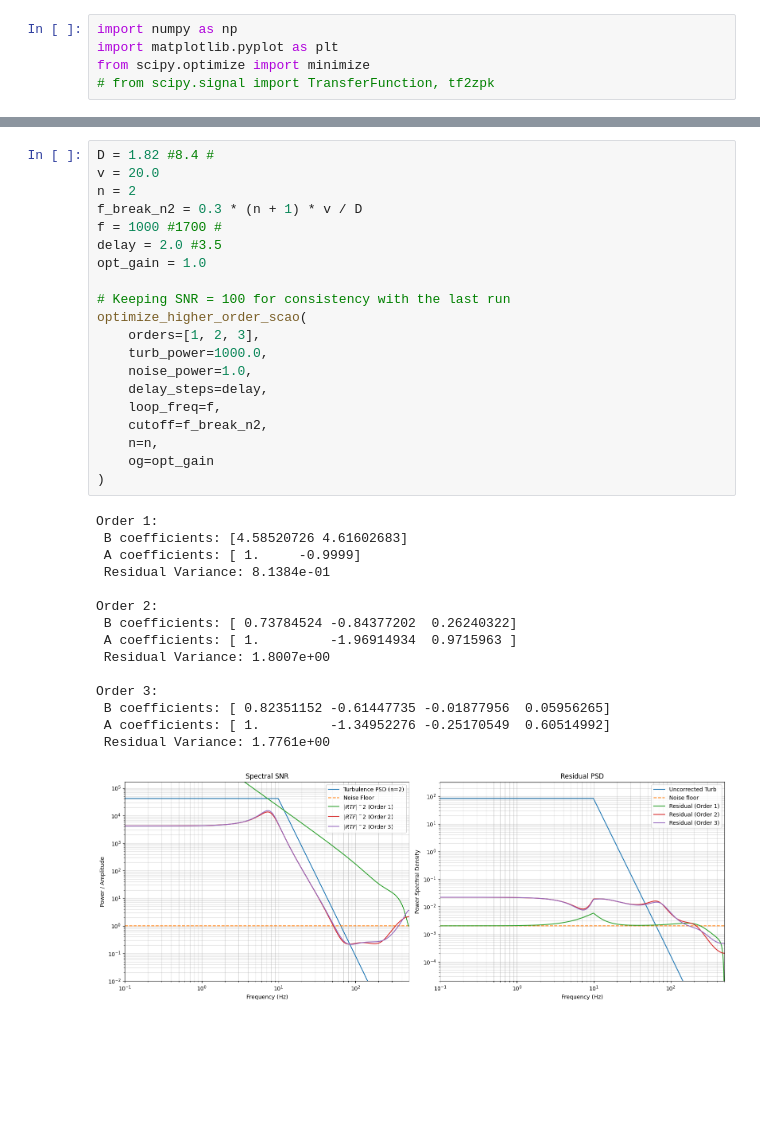
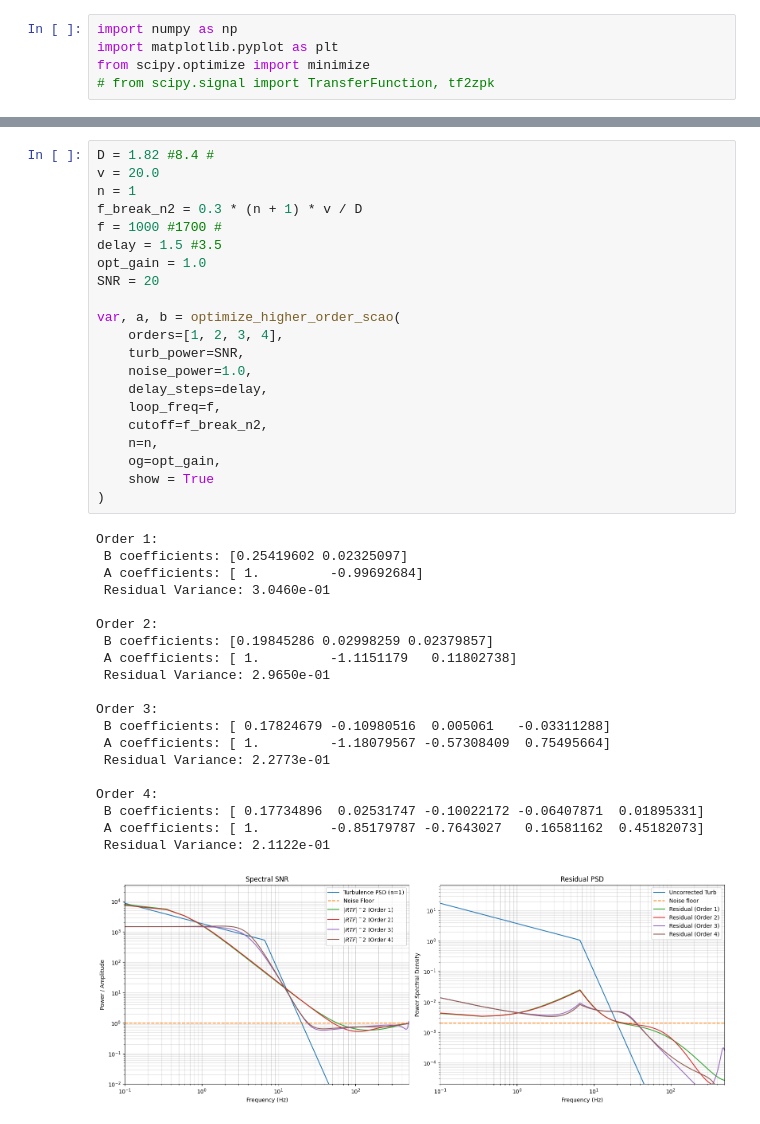
Before and after one commit to ArcetriAdaptiveOptics/SPECULA, a Jupyter notebook: config/ErrorBudget/optIIRTFs.ipynb, the cells around one changed output, grey strips where cells are left out. Saved outputs shown, nothing was run; the diff lists cells and outputs as text; blank space fills up the shorter version.

```diff
--- a/config/ErrorBudget/optIIRTFs.ipynb
+++ b/config/ErrorBudget/optIIRTFs.ipynb
@@ -142,39 +151,45 @@ def optimize_higher_order_scao(orders=[1, 2, 3], turb_power=100.0, noise_power=0
 # %%
 D = 1.82 #8.4 #
 v = 20.0
-n = 2
+n = 1
 f_break_n2 = 0.3 * (n + 1) * v / D
 f = 1000 #1700 #
-delay = 2.0 #3.5
+delay = 1.5 #3.5
 opt_gain = 1.0
+SNR = 20
 
-# Keeping SNR = 100 for consistency with the last run
-optimize_higher_order_scao(
-    orders=[1, 2, 3],
-    turb_power=1000.0,
+var, a, b = optimize_higher_order_scao(
+    orders=[1, 2, 3, 4],
+    turb_power=SNR,
     noise_power=1.0,
     delay_steps=delay,
     loop_freq=f,
     cutoff=f_break_n2,
     n=n,
-    og=opt_gain
+    og=opt_gain,
+    show = True
 )
 # %% [output]
 Order 1:
- B coefficients: [4.58520726 4.61602683]
- A coefficients: [ 1.     -0.9999]
- Residual Variance: 8.1384e-01
+ B coefficients: [0.25419602 0.02325097]
+ A coefficients: [ 1.         -0.99692684]
+ Residual Variance: 3.0460e-01
 
 Order 2:
- B coefficients: [ 0.73784524 -0.84377202  0.26240322]
- A coefficients: [ 1.         -1.96914934  0.9715963 ]
- Residual Variance: 1.8007e+00
+ B coefficients: [0.19845286 0.02998259 0.02379857]
+ A coefficients: [ 1.         -1.1151179   0.11802738]
+ Residual Variance: 2.9650e-01
 
 Order 3:
- B coefficients: [ 0.82351152 -0.61447735 -0.01877956  0.05956265]
- A coefficients: [ 1.         -1.34952276 -0.25170549  0.60514992]
- Residual Variance: 1.7761e+00
+ B coefficients: [ 0.17824679 -0.10980516  0.005061   -0.03311288]
+ A coefficients: [ 1.         -1.18079567 -0.57308409  0.75495664]
+ Residual Variance: 2.2773e-01
+
+Order 4:
+ B coefficients: [ 0.17734896  0.02531747 -0.10022172 -0.06407871  0.01895331]
+ A coefficients: [ 1.         -0.85179787 -0.7643027   0.16581162  0.45182073]
+ Residual Variance: 2.1122e-01
-[figure, old version]
+[figure, new version]
 # %%
 from astropy.io import fits
 import os.path as op
```
Also changed, not shown: parts of 8 cells of this notebook, 3 other files.
